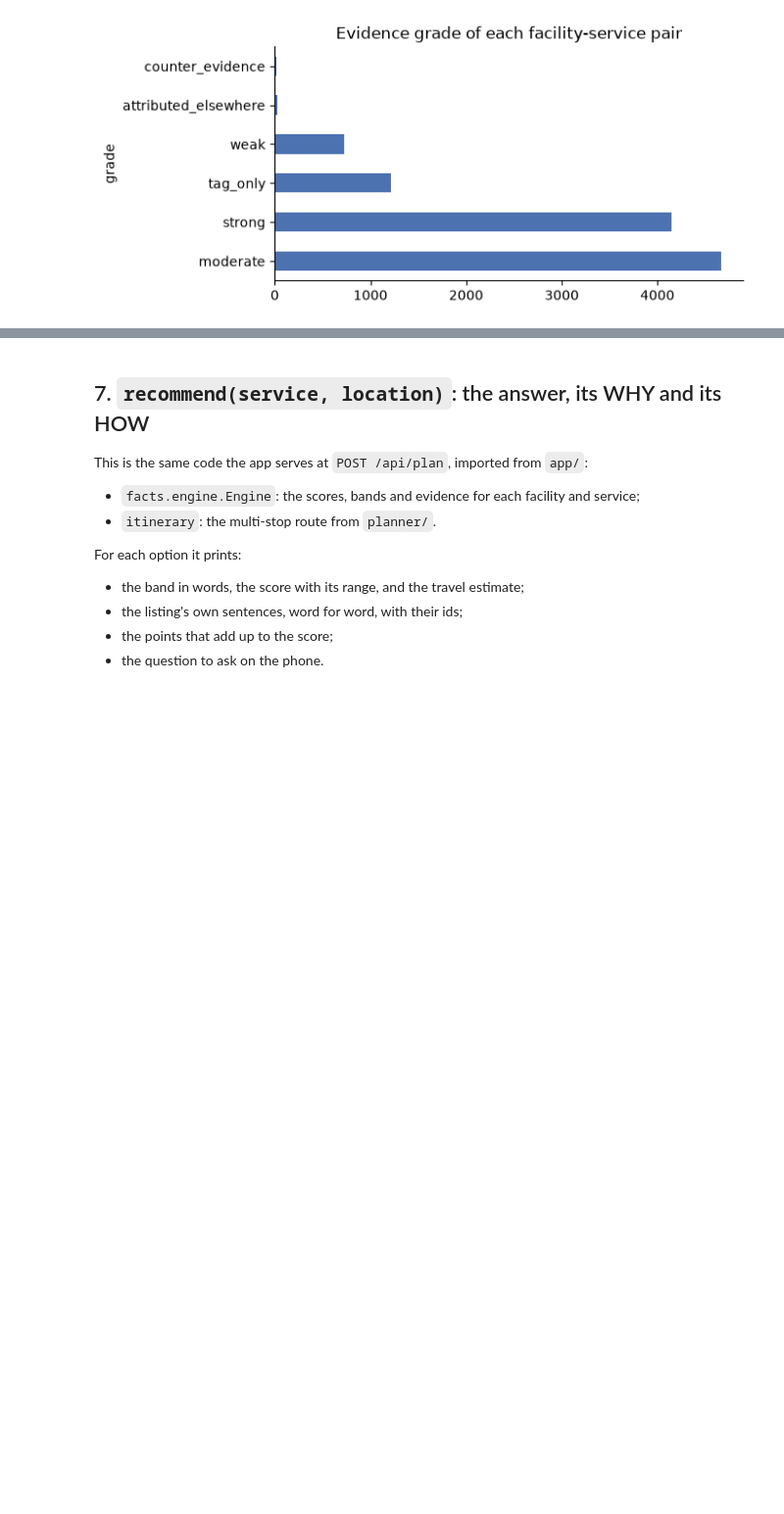
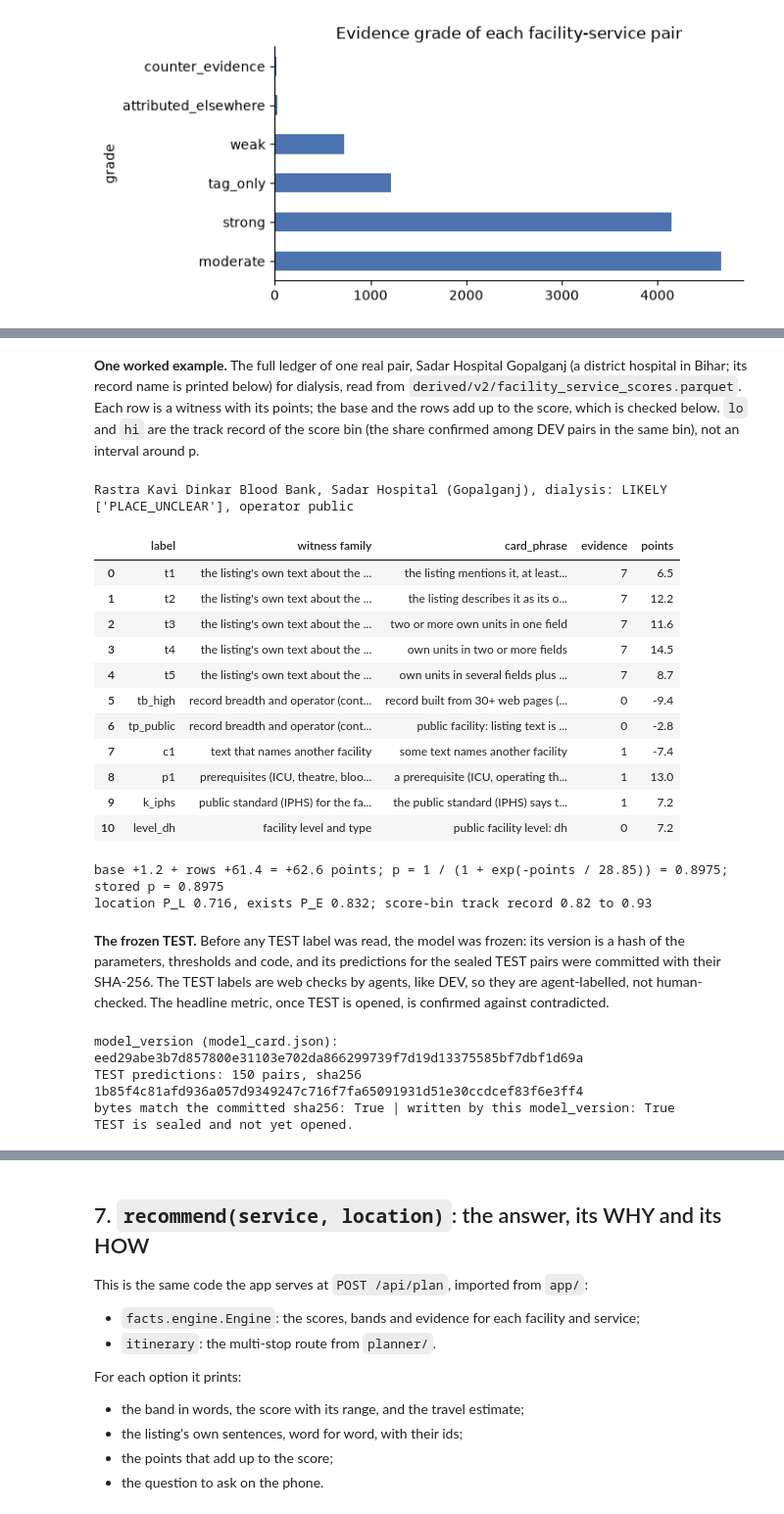
Before and after one commit to LordKarV/databricksdatathon, a Jupyter notebook: submission/referral_saathi.ipynb, the cells around one changed output, grey strips where cells are left out. Shown at 98% size. Saved outputs shown, nothing was run; the diff lists cells and outputs as text; code cells hidden in the pictures; blank space fills up the shorter version.

```diff
--- a/submission/referral_saathi.ipynb
+++ b/submission/referral_saathi.ipynb
@@ -345,0 +515,68 @@ What did not work (from the statistical review):
+# %% [markdown]
+**One worked example.** The full ledger of one real pair, Sadar Hospital Gopalganj (a district hospital in Bihar;
+its record name is printed below) for dialysis, read from `derived/v2/facility_service_scores.parquet`. Each row is
+a witness with its points; the base and the rows add up to the score, which is checked below. `lo` and `hi` are the track record of the score bin
+(the share confirmed among DEV pairs in the same bin), not an interval around p.
+# %%
+scores = pd.read_parquet(ROOT / "derived/v2/facility_service_scores.parquet")
+names = pd.read_parquet(V1 / "facility_location.parquet", columns=["unique_id", "name", "district"])
+rec = names[names.name.str.contains("Sadar Hospital", na=False) & names.district.str.upper().eq("GOPALGANJ")]
+assert len(rec) == 1, "the worked example should name exactly one record"
+row = scores[scores.unique_id.eq(rec.unique_id.iloc[0]) & scores.service_id.eq("dialysis")].iloc[0]
+PTS = card["per_term_weights"][0]["shipped_points"] / card["per_term_weights"][0]["shipped_logit"]  # points per logit
+ledger = pd.DataFrame(json.loads(row.contributions))
+ledger.insert(1, "witness family", ledger.family.map(FAMILY))
+ledger["evidence"] = ledger.evidence_ids.map(len)
+base_pts = row.base * PTS
+total = base_pts + ledger.points.sum()
+p_from_ledger = 1 / (1 + math.exp(-total / PTS))
+print(f"{rec.name.iloc[0]} ({rec.district.iloc[0].title()}), dialysis: {row.band} {list(row.overlays)}, "
+      f"operator {row.operator}")
+with pd.option_context("display.max_colwidth", 70):
+    display(ledger[["label", "witness family", "card_phrase", "evidence", "points"]].round(1))
+print(f"base {base_pts:+.1f} + rows {ledger.points.sum():+.1f} = {total:+.1f} points; "
+      f"p = 1 / (1 + exp(-points / {PTS:.2f})) = {p_from_ledger:.4f}; stored p = {row.p:.4f}")
+assert abs(p_from_ledger - row.p) < 1e-9
+print(f"location P_L {row.p_location:.3f}, exists P_E {row.p_exists:.3f}; score-bin track record {row.lo:.2f} to {row.hi:.2f}")
+# %% [output]
+Rastra Kavi Dinkar Blood Bank, Sadar Hospital (Gopalganj), dialysis: LIKELY ['PLACE_UNCLEAR'], operator public
+|  | label | witness family | card_phrase | evidence | points |
+| 0 | t1 | the listing's own text about the ... | the listing mentions it, at least... | 7 | 6.5 |
+| 1 | t2 | the listing's own text about the ... | the listing describes it as its o... | 7 | 12.2 |
+| 2 | t3 | the listing's own text about the ... | two or more own units in one field | 7 | 11.6 |
+| 3 | t4 | the listing's own text about the ... | own units in two or more fields | 7 | 14.5 |
+| 4 | t5 | the listing's own text about the ... | own units in several fields plus ... | 7 | 8.7 |
+| 5 | tb_high | record breadth and operator (cont... | record built from 30+ web pages (... | 0 | -9.4 |
+| 6 | tp_public | record breadth and operator (cont... | public facility: listing text is ... | 0 | -2.8 |
+| 7 | c1 | text that names another facility | some text names another facility | 1 | -7.4 |
+| 8 | p1 | prerequisites (ICU, theatre, bloo... | a prerequisite (ICU, operating th... | 1 | 13.0 |
+| 9 | k_iphs | public standard (IPHS) for the fa... | the public standard (IPHS) says t... | 1 | 7.2 |
+| 10 | level_dh | facility level and type | public facility level: dh | 0 | 7.2 |
+base +1.2 + rows +61.4 = +62.6 points; p = 1 / (1 + exp(-points / 28.85)) = 0.8975; stored p = 0.8975
+location P_L 0.716, exists P_E 0.832; score-bin track record 0.82 to 0.93
+# %% [markdown]
+**The frozen TEST.** Before any TEST label was read, the model was frozen: its version is a hash of the
+parameters, thresholds and code, and its predictions for the sealed TEST pairs were committed with their SHA-256.
+The TEST labels are web checks by agents, like DEV, so they are agent-labelled, not human-checked. The headline
+metric, once TEST is opened, is confirmed against contradicted.
+# %%
+pred = ROOT / "model/v2/test_predictions.parquet"
+sealed_sha = (ROOT / "model/v2/test_predictions.sha256").read_text().split()[0]
+tp = pd.read_parquet(pred, columns=["pair_id", "model_version"])
+print("model_version (model_card.json):", card["model_version"])
+print(f"TEST predictions: {len(tp)} pairs, sha256 {sealed_sha}")
+print("bytes match the committed sha256:", hashlib.sha256(pred.read_bytes()).hexdigest() == sealed_sha,
+      "| written by this model_version:", set(tp.model_version) == {card["model_version"]})
+opened = sorted({*ROOT.glob("model/v2/test_eval*.json"), *ROOT.glob("model/v2/final/test_eval*.json"),
+                 *ROOT.glob("model/gold/v3/test_eval*.json")})
+if opened:
+    res = json.loads(opened[-1].read_text())
+    print(f"TEST opened ({opened[-1].relative_to(ROOT)}); labels {card['label_provenance']['wording']}:")
+    print(json.dumps(res.get("headline", res), indent=1)[:3000])
+else:
+    print("TEST is sealed and not yet opened.")
+# %% [output]
+model_version (model_card.json): eed29abe3b7d857800e31103e702da866299739f7d19d13375585bf7dbf1d69a
+TEST predictions: 150 pairs, sha256 1b85f4c81afd936a057d9349247c716f7fa65091931d51e30ccdcef83f6e3ff4
+bytes match the committed sha256: True | written by this model_version: True
+TEST is sealed and not yet opened.
```
Also changed, not shown: parts of 35 cells of this notebook, 3 other files.
